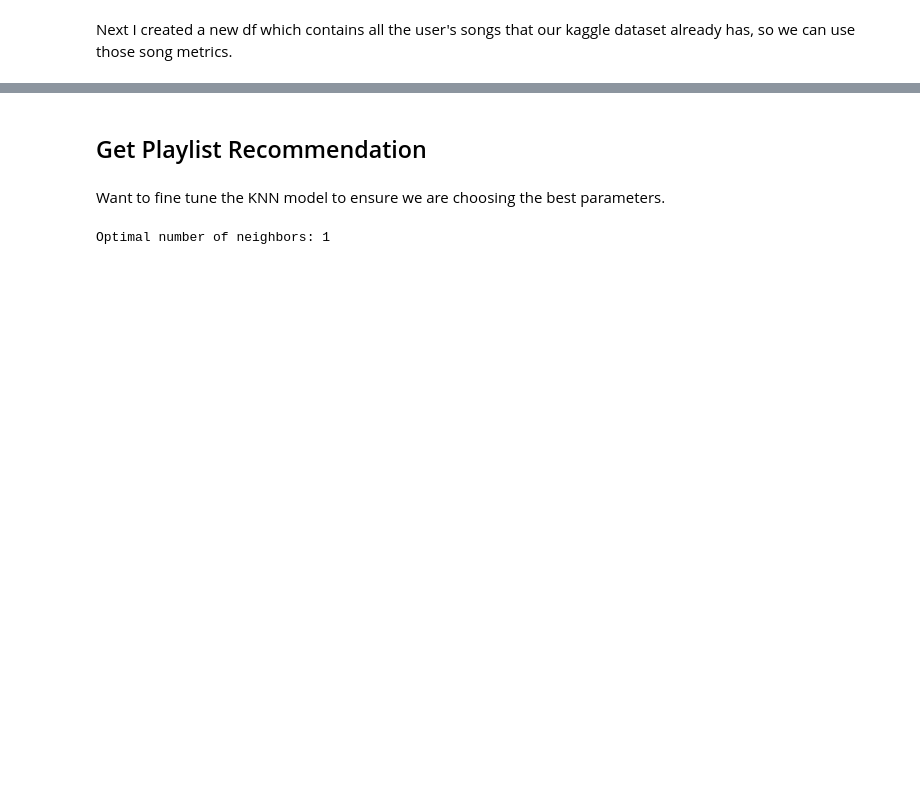
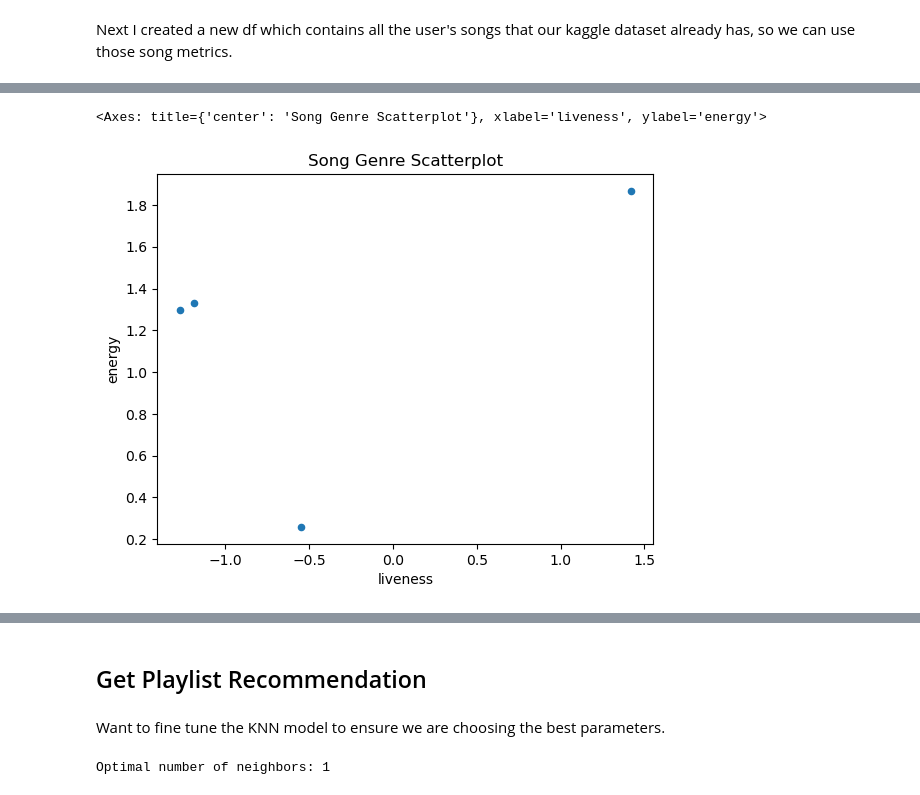
Before and after one commit to avajts/pic16b_project, a Jupyter notebook: music_rec.ipynb, the cells around one changed output, grey strips where cells are left out. Saved outputs shown, nothing was run; the diff lists cells and outputs as text; code cells hidden in the pictures; blank space fills up the shorter version.

```diff
--- a/music_rec.ipynb
+++ b/music_rec.ipynb
@@ -75,3 +93,5 @@ df_user_tracks = remove_duplicates(df_user_tracks, ['track_name', 'track_popular
 # %% [output]
 There are 415 duplicate rows based on track_name and track_popularity. Dropping them now...
 After dropping duplicates, there are 2224 rows left.
+# %%
+df_users_PandT = remove_duplicates(df_users_PandT, ['track_name', 'track_popularity', 'playlist_id'])
@@ -99,0 +134,11 @@ user_df
+# %%
+# Extract column 'track_id' as a list
+track_ids = user_df['track_id'].tolist()
+
+# Filter the DataFrame
+df_users_PandT = df_users_PandT[df_users_PandT['track_id'].isin(track_ids)]
+
+# Rest the index of rows
+df_users_PandT = df_users_PandT.reset_index(drop=True)
+
+df_users_PandT.head()
@@ -99,0 +221,14 @@ user_df
+# %%
+# Get requested playlist
+df_playlist = df_users_PandT[df_users_PandT['name'].str.lower() == 'Another Indie Playlist'.lower()]
+
+# Extract column 'track_id' as a list
+playlist_ids = df_playlist['track_id'].tolist()
+
+# Filter the DataFrame of song metrics to get only the songs with these
+user_df_playlist = user_df[user_df['track_id'].isin(playlist_ids)]
+
+# Rest the index of rows
+user_df_playlist = user_df_playlist.reset_index(drop=True)
+
+user_df_playlist
@@ -99,0 +251,12 @@ user_df
+# %%
+# Filter for the specific genre
+
+# genre_data = user_df[user_df['track_genre'] == 'indie']
+
+
+# Create scatter plot with 'runtime' on x-axis and 'rating' on y-axis
+
+user_df_playlist.plot.scatter(x='liveness', y='energy', title='Song Genre Scatterplot')
+# %% [output]
+<Axes: title={'center': 'Song Genre Scatterplot'}, xlabel='liveness', ylabel='energy'>
+[figure, added]
```
Also changed, not shown: parts of 16 cells of this notebook, 2 other files.
